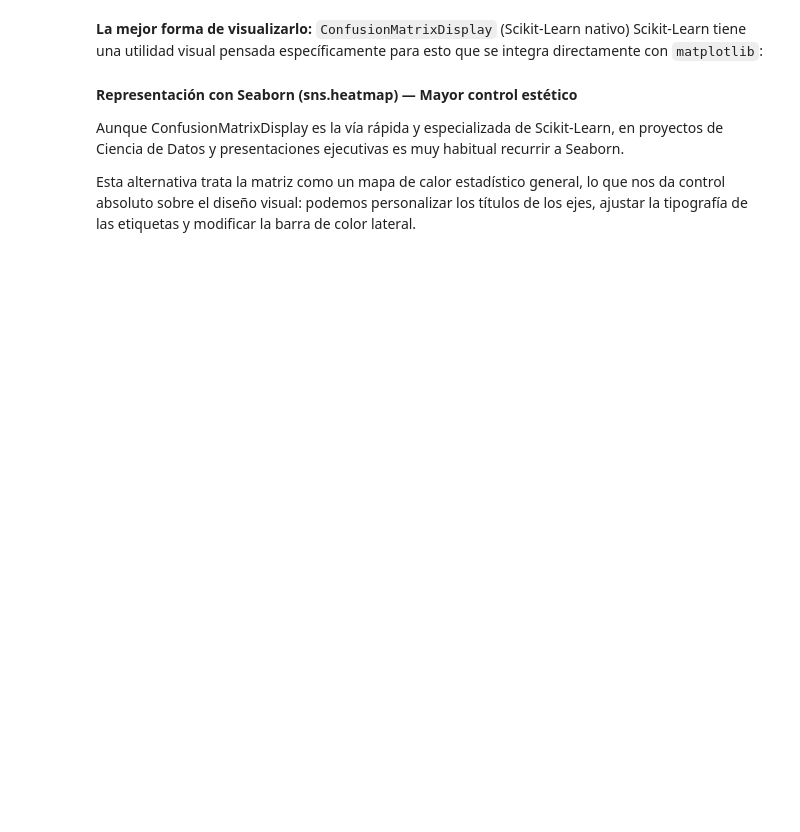
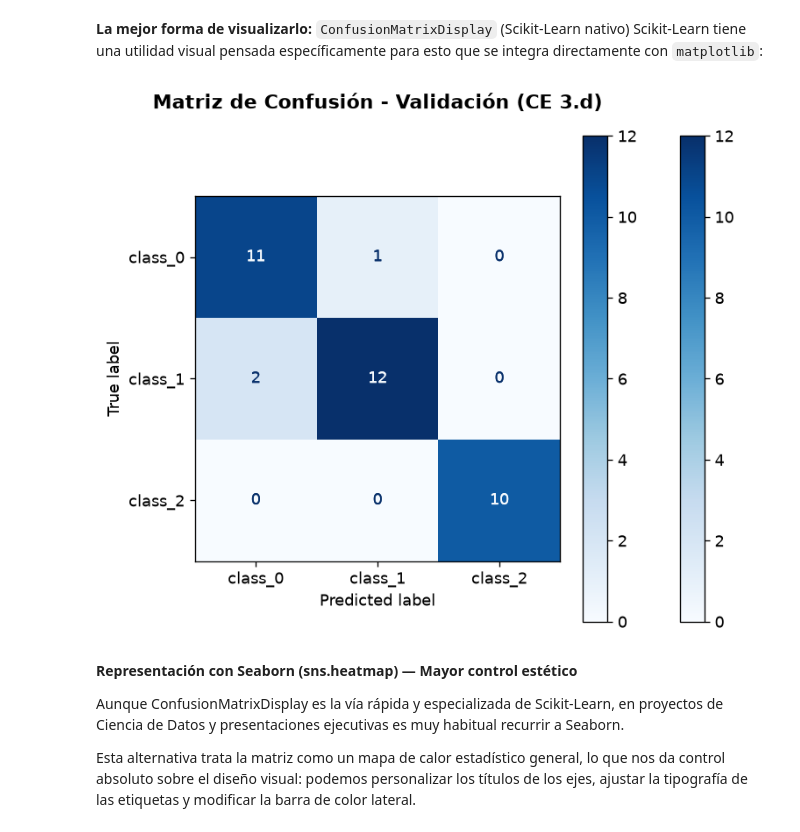
Before and after one commit to FranKnightCEU/CEU, a Jupyter notebook: Sistemas de aprendizaje aut/UD 3/Unidada 3 PracticayTeoría 01 Clasificacion Supervisada y Riesgos.ipynb, the cells around one changed output. Drawn from its saved outputs; the diff is of its cells as text; code cells hidden in the pictures; blank space fills up the shorter version.

```diff
--- a/Sistemas de aprendizaje aut/UD 3/Unidada 3 PracticayTeoría 01 Clasificacion Supervisada y Riesgos.ipynb
+++ b/Sistemas de aprendizaje aut/UD 3/Unidada 3 PracticayTeoría 01 Clasificacion Supervisada y Riesgos.ipynb
@@ -711,25 +1044,27 @@ Scikit-Learn tiene una utilidad visual pensada específicamente para esto que se
 # %%
 import matplotlib.pyplot as plt
 from sklearn.metrics import confusion_matrix, ConfusionMatrixDisplay
 
 # 1. Preparamos el visualizador asignándole los nombres reales de las clases
 disp = ConfusionMatrixDisplay(
     confusion_matrix=matriz_conf,
     display_labels=raw_wine.target_names  # Muestra 'class_0', 'class_1', 'class_2'
 )
 
 # 2. Dibujamos el mapa de calor con un mapa de color elegante (azules: 'Blues')
 # Creamos la figura general ('fig') y el sistema de ejes coordenados ('ax') donde se pintará el gráfico,
 # Fijando un tamaño compacto de 4x3 pulgadas y una resolución nítida de 120 puntos por pulgada (DPI).
 fig, ax = plt.subplots(figsize=(7,6), dpi=120)
 #Renderizamos la matriz de confusión sobre el eje creado ('ax'), aplicando una paleta de tonos azules ('cmap="Blues"')
 #y forzando que los números dentro de las casillas se muestren como enteros decimales ('values_format="d"').
 disp.plot(cmap="Blues", ax=ax, values_format="d")
 disp.plot(cmap="Blues", ax=ax, values_format="d")
 
-plt.title("Matriz de Confusión - Validación (CE 3.d)", fontsize=13, fontweight="bold", pad=50)
+plt.title("Matriz de Confusión - Validación (CE 3.d)", fontsize=13, fontweight="bold", pad=60)
 plt.grid(False)  # Desactivamos la rejilla para que las cajas se vean limpias
 plt.show()
+# %% [output]
+[figure, added]
 # %% [markdown]
 **Representación con Seaborn (sns.heatmap) — Mayor control estético**
 
```
Also changed, not shown: parts of 42 cells of this notebook, 12 other files.
